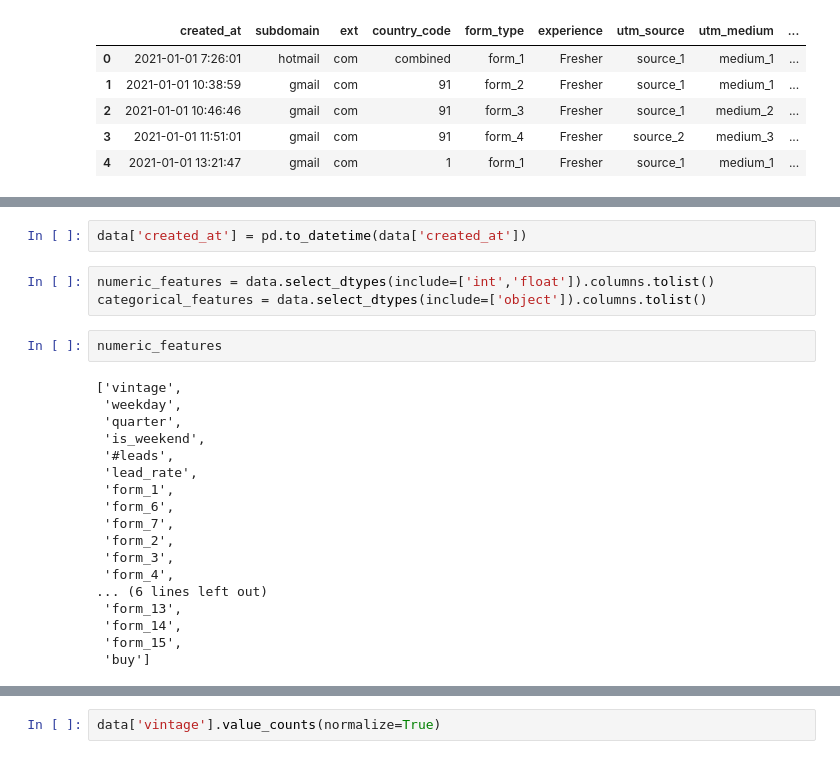
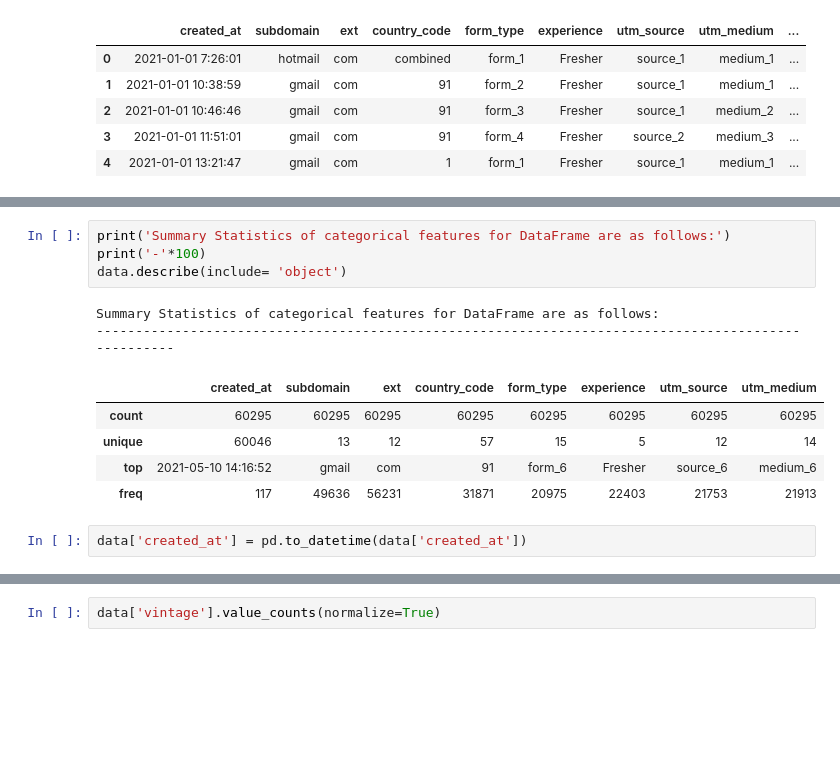
Before and after one commit to manishkr1754/Lead_Scoring_Model, a Jupyter notebook: Lead Scoring Model.ipynb, the cells around one changed output, grey strips where cells are left out. Cells and saved outputs as stored; diff of their text form; blank space fills up the shorter version.

```diff
--- a/Lead Scoring Model.ipynb
+++ b/Lead Scoring Model.ipynb
@@ -178,25 +248,14 @@ data.duplicated().sum()
+# %%
+print('Summary Statistics of categorical features for DataFrame are as follows:')
+print('-'*100)
+data.describe(include= 'object')
+# %% [output]
+Summary Statistics of categorical features for DataFrame are as follows:
+----------------------------------------------------------------------------------------------------
+|  | created_at | subdomain | ext | country_code | form_type | experience | utm_source | utm_medium |
+| count | 60295 | 60295 | 60295 | 60295 | 60295 | 60295 | 60295 | 60295 |
+| unique | 60046 | 13 | 12 | 57 | 15 | 5 | 12 | 14 |
+| top | 2021-05-10 14:16:52 | gmail | com | 91 | form_6 | Fresher | source_6 | medium_6 |
+| freq | 117 | 49636 | 56231 | 31871 | 20975 | 22403 | 21753 | 21913 |
 # %%
 data['created_at'] = pd.to_datetime(data['created_at'])
-# %%
-numeric_features = data.select_dtypes(include=['int','float']).columns.tolist()
-categorical_features = data.select_dtypes(include=['object']).columns.tolist()
-# %%
-numeric_features
-# %% [output]
-['vintage',
- 'weekday',
- 'quarter',
- 'is_weekend',
- '#leads',
- 'lead_rate',
- 'form_1',
- 'form_6',
- 'form_7',
- 'form_2',
- 'form_3',
- 'form_4',
-... (6 lines left out)
- 'form_13',
- 'form_14',
- 'form_15',
- 'buy']
```
Also changed, not shown: parts of 23 cells of this notebook.
